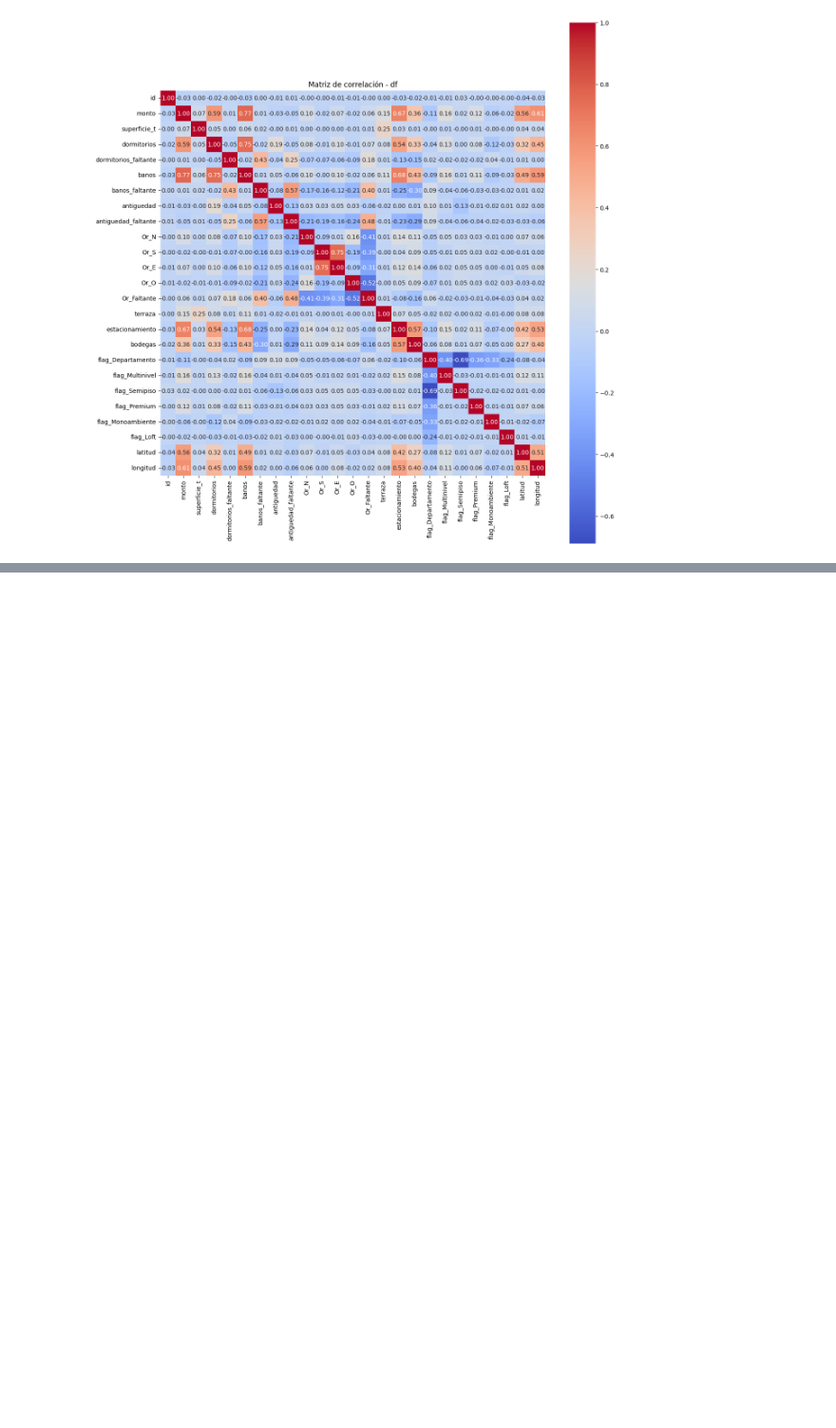
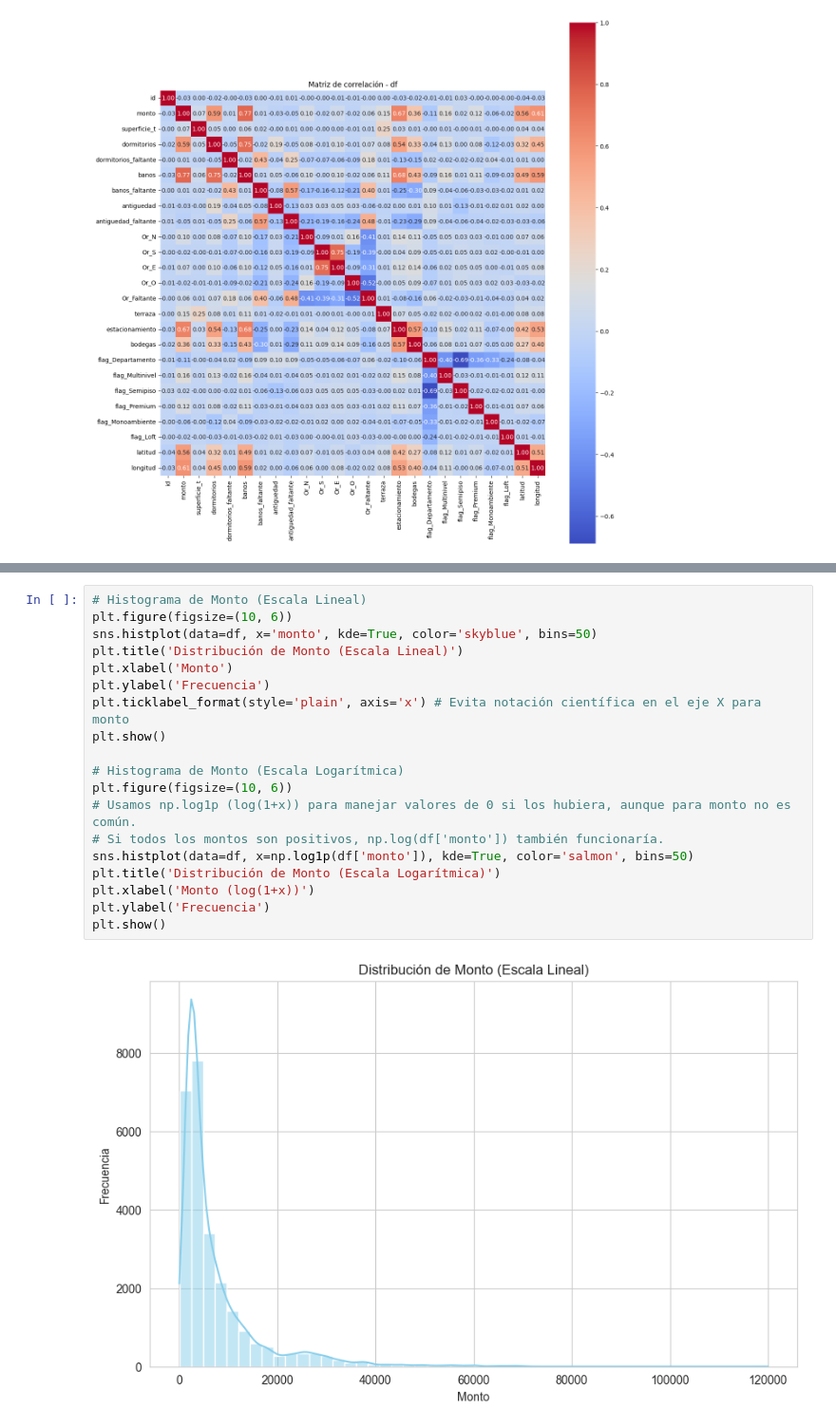
Before and after one commit to AlonsoDS/Proyecto_titulo, a Jupyter notebook: WebScraper/Analisis.ipynb, the cells around one changed output, grey strips where cells are left out. Shown at 95% size. Saved outputs shown, nothing was run; the diff lists cells and outputs as text; blank space fills up the shorter version.

```diff
--- a/WebScraper/Analisis.ipynb
+++ b/WebScraper/Analisis.ipynb
@@ -56,0 +99,21 @@ plt.show()
+# %%
+# Histograma de Monto (Escala Lineal)
+plt.figure(figsize=(10, 6))
+sns.histplot(data=df, x='monto', kde=True, color='skyblue', bins=50)
+plt.title('Distribución de Monto (Escala Lineal)')
+plt.xlabel('Monto')
+plt.ylabel('Frecuencia')
+plt.ticklabel_format(style='plain', axis='x') # Evita notación científica en el eje X para monto
+plt.show()
+
+# Histograma de Monto (Escala Logarítmica)
+plt.figure(figsize=(10, 6))
+# Usamos np.log1p (log(1+x)) para manejar valores de 0 si los hubiera, aunque para monto no es común.
+# Si todos los montos son positivos, np.log(df['monto']) también funcionaría.
+sns.histplot(data=df, x=np.log1p(df['monto']), kde=True, color='salmon', bins=50)
+plt.title('Distribución de Monto (Escala Logarítmica)')
+plt.xlabel('Monto (log(1+x))')
+plt.ylabel('Frecuencia')
+plt.show()
+# %% [output]
+[figure, added]
```
Also changed, not shown: parts of 13 cells of this notebook.
